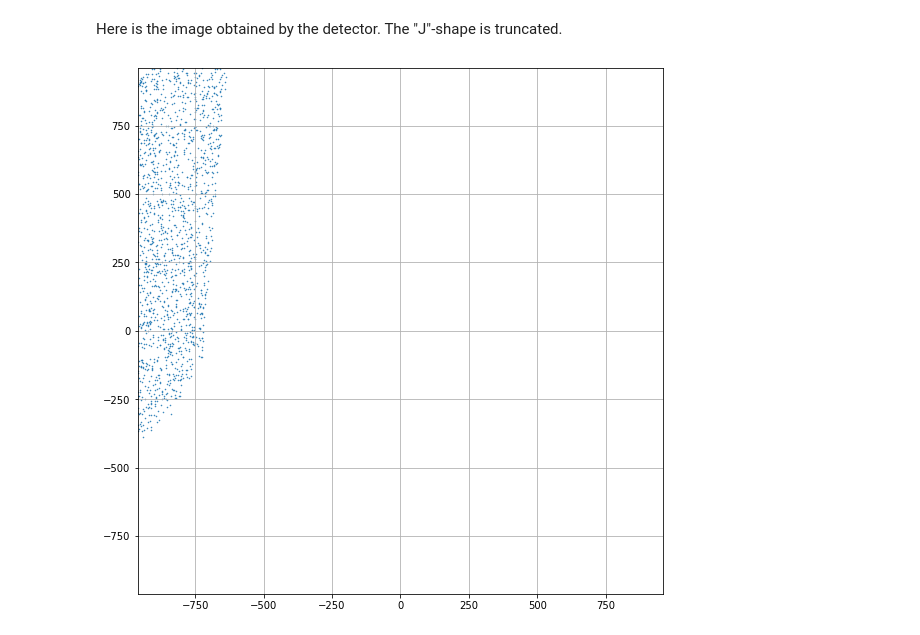
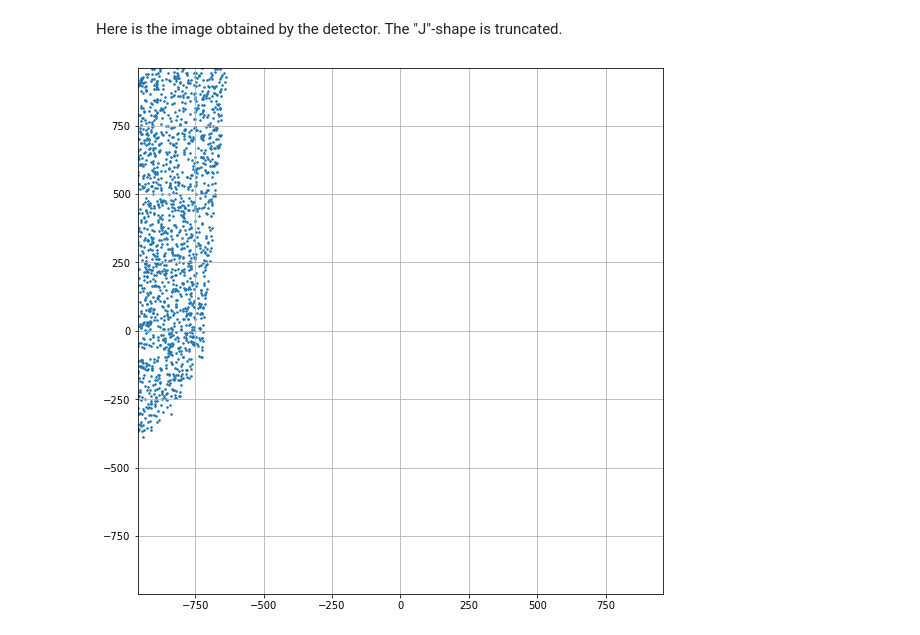
Before and after one commit to JASMINE-Mission/jasmine_warpfield, a Jupyter notebook: notebook/tutorial_06_various_detector_layout.ipynb, the cells around one changed output. Cells and saved outputs as stored; diff of their text form; code cells hidden in the pictures.

```diff
--- a/notebook/tutorial_06_various_detector_layout.ipynb
+++ b/notebook/tutorial_06_various_detector_layout.ipynb
@@ -96,12 +96,12 @@ Here is the image obtained by the detector. The "J"-shape is truncated.
 # %%
 fig = plt.figure(figsize=(8,8))
 ax = fig.add_subplot()
 ax.set_aspect(1.0)
-ax.scatter(pos[0].x,pos[0].y,1,marker='.')
+ax.scatter(pos[0].x,pos[0].y,10,marker='.')
 ax.set_xlim(jasmine.detectors[0].xrange)
 ax.set_ylim(jasmine.detectors[0].yrange)
 ax.grid()
 fig.tight_layout()
 plt.show()
 # %% [output]
-[figure, old version]
+[figure, new version]
```
Also changed, not shown: parts of 2 cells of this notebook, 4 other files.
